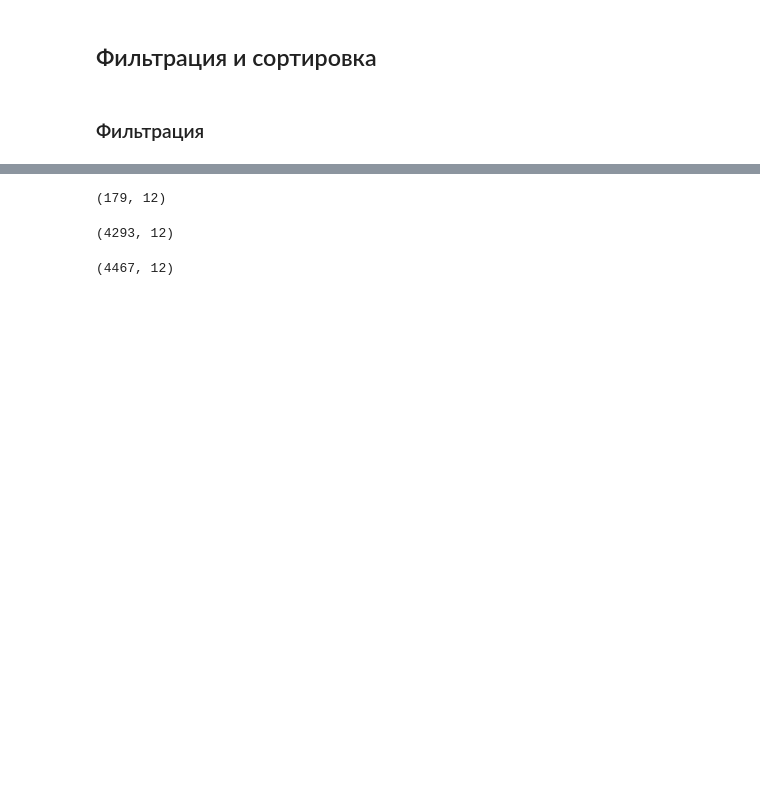
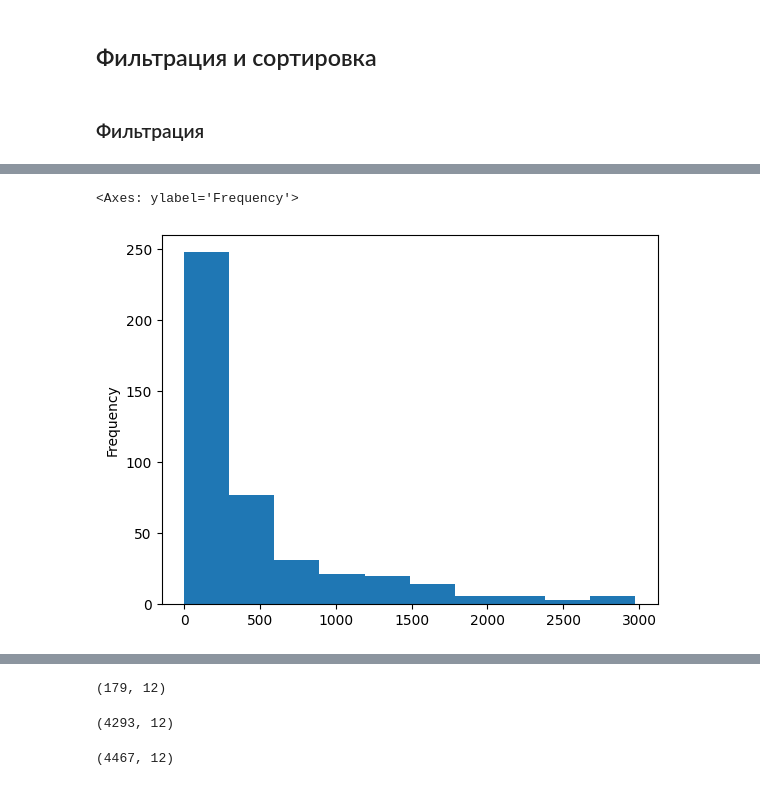
Before and after one commit to bamaxi/dataan-2023-arthist, a Jupyter notebook: seminars/11-andan-filter_sort.ipynb, the cells around one changed output, grey strips where cells are left out. Saved outputs shown, nothing was run; the diff lists cells and outputs as text; code cells hidden in the pictures; blank space fills up the shorter version.

```diff
--- a/seminars/11-andan-filter_sort.ipynb
+++ b/seminars/11-andan-filter_sort.ipynb
@@ -116,0 +240,5 @@ bikes[bikes['Holiday'] == 'Holiday'].shape
+# %%
+bikes[bikes['Holiday'] == 'Holiday']["Total"].plot.hist()
+# %% [output]
+<Axes: ylabel='Frequency'>
+[figure, added]
```
Also changed, not shown: parts of 37 cells of this notebook.
